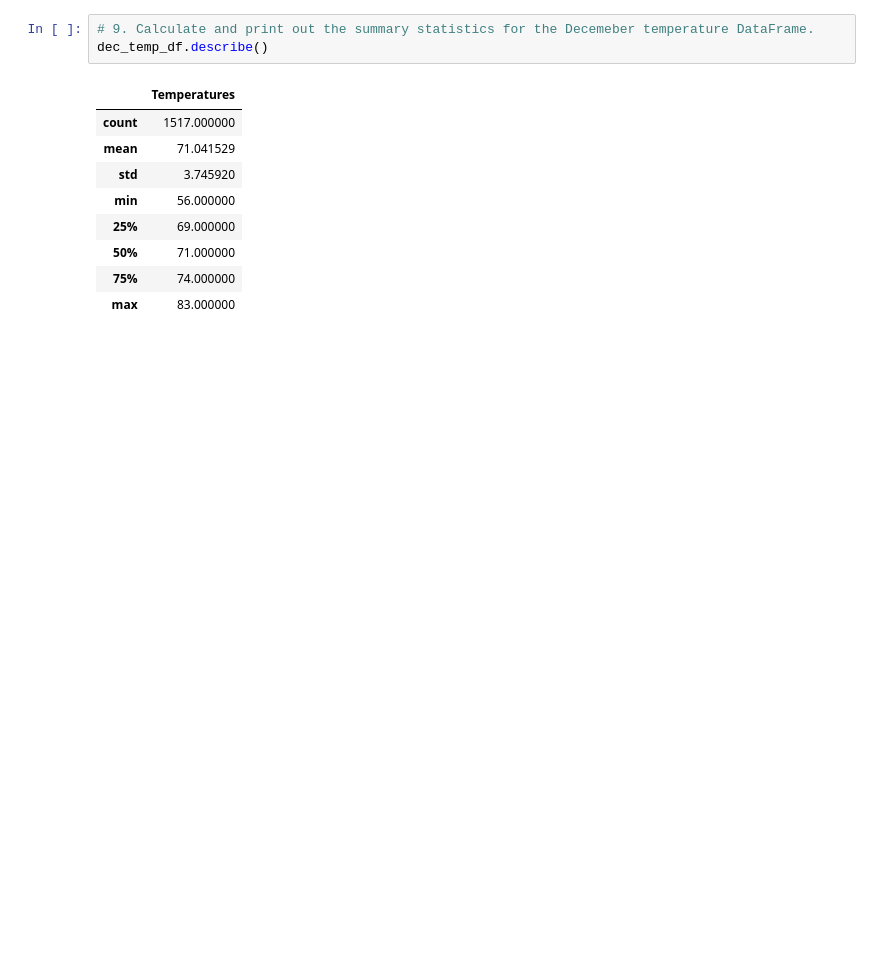
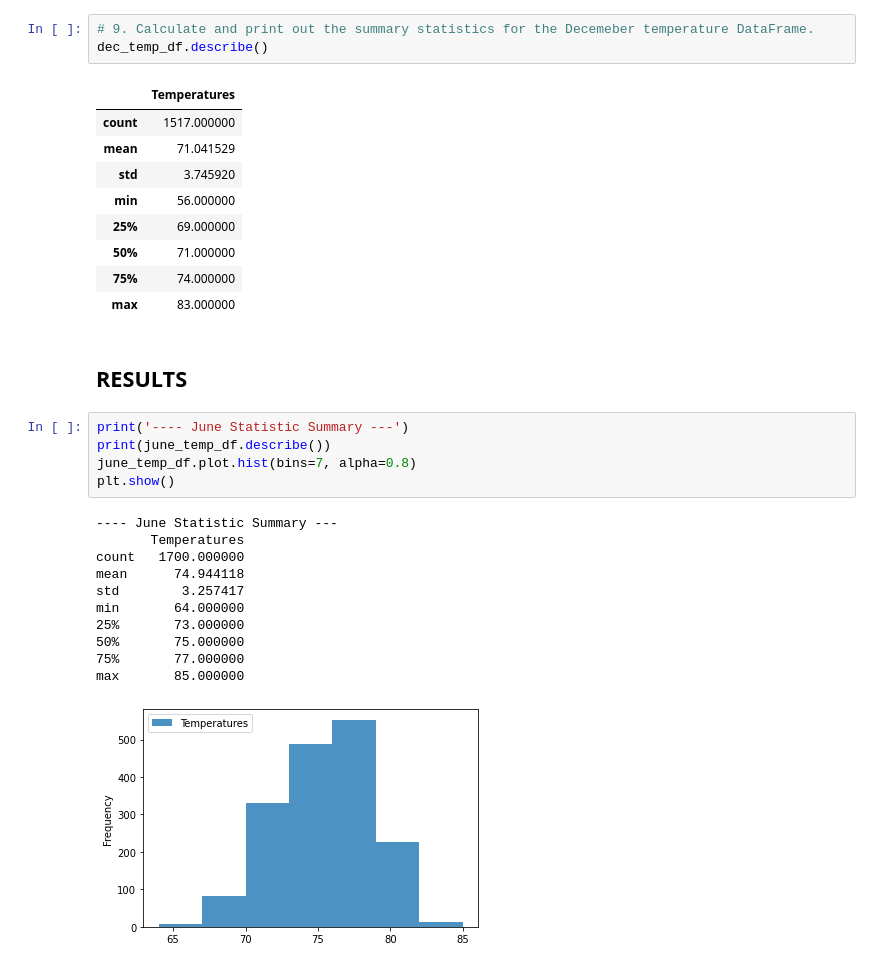
Before and after one commit to lindaperez/9_bk_Surfs-Up, a Jupyter notebook: SurfsUp_Challenge.ipynb, the cells around one changed output. Drawn from its saved outputs; the diff is of its cells as text; blank space fills up the shorter version.

```diff
--- a/SurfsUp_Challenge.ipynb
+++ b/SurfsUp_Challenge.ipynb
@@ -82,3 +84,22 @@ dec_temp_df.describe()
 | 50% | 71.000000 |
 | 75% | 74.000000 |
 | max | 83.000000 |
+# %% [markdown]
+## RESULTS
+# %%
+print('---- June Statistic Summary ---')
+print(june_temp_df.describe())
+june_temp_df.plot.hist(bins=7, alpha=0.8)
+plt.show()
+# %% [output]
+---- June Statistic Summary ---
+       Temperatures
+count   1700.000000
+mean      74.944118
+std        3.257417
+min       64.000000
+25%       73.000000
+50%       75.000000
+75%       77.000000
+max       85.000000
+[figure, added]
```
Also changed, not shown: parts of 15 cells of this notebook, 3 other files.
